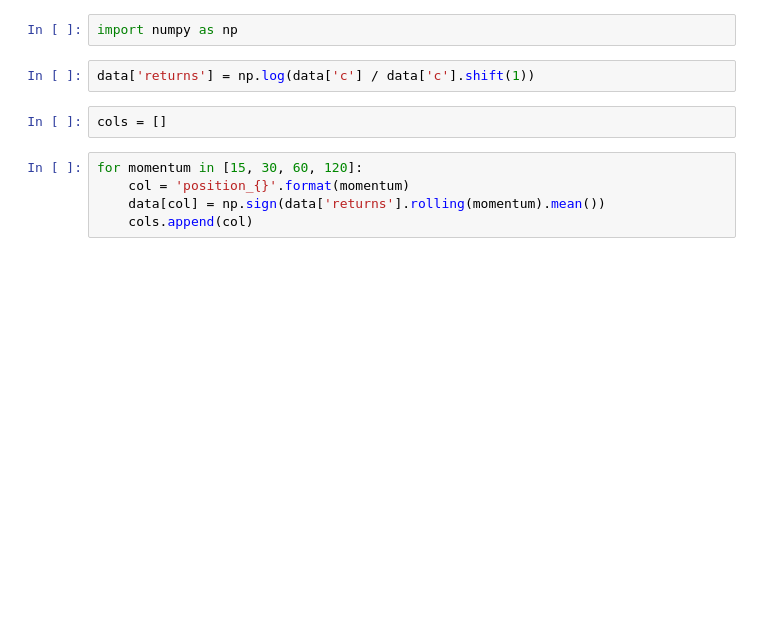
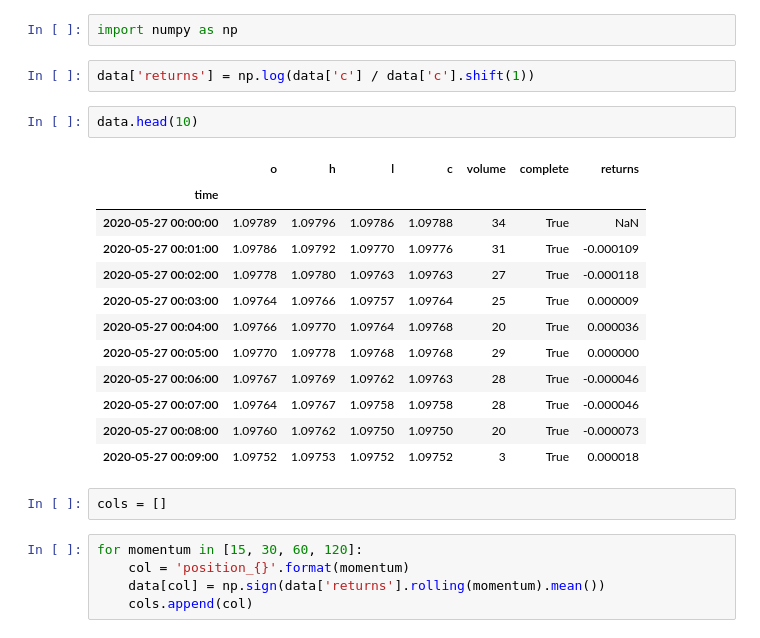
Before and after one commit to samawi/algo-python-template, a Jupyter notebook: ch08/08_pyalgo.ipynb, the cells around one changed output. Drawn from its saved outputs; the diff is of its cells as text; blank space fills up the shorter version.

```diff
--- a/ch08/08_pyalgo.ipynb
+++ b/ch08/08_pyalgo.ipynb
@@ -98,6 +77,21 @@ data[['c', 'volume']].head()
 import numpy as np
 # %%
 data['returns'] = np.log(data['c'] / data['c'].shift(1))
+# %%
+data.head(10)
+# %% [output]
+|  | o | h | l | c | volume | complete | returns |
+| time |  |  |  |  |  |  |  |
+| 2020-05-27 00:00:00 | 1.09789 | 1.09796 | 1.09786 | 1.09788 | 34 | True | NaN |
+| 2020-05-27 00:01:00 | 1.09786 | 1.09792 | 1.09770 | 1.09776 | 31 | True | -0.000109 |
+| 2020-05-27 00:02:00 | 1.09778 | 1.09780 | 1.09763 | 1.09763 | 27 | True | -0.000118 |
+| 2020-05-27 00:03:00 | 1.09764 | 1.09766 | 1.09757 | 1.09764 | 25 | True | 0.000009 |
+| 2020-05-27 00:04:00 | 1.09766 | 1.09770 | 1.09764 | 1.09768 | 20 | True | 0.000036 |
+| 2020-05-27 00:05:00 | 1.09770 | 1.09778 | 1.09768 | 1.09768 | 29 | True | 0.000000 |
+| 2020-05-27 00:06:00 | 1.09767 | 1.09769 | 1.09762 | 1.09763 | 28 | True | -0.000046 |
+| 2020-05-27 00:07:00 | 1.09764 | 1.09767 | 1.09758 | 1.09758 | 28 | True | -0.000046 |
+| 2020-05-27 00:08:00 | 1.09760 | 1.09762 | 1.09750 | 1.09750 | 20 | True | -0.000073 |
+| 2020-05-27 00:09:00 | 1.09752 | 1.09753 | 1.09752 | 1.09752 | 3 | True | 0.000018 |
 # %%
 cols = []
 # %%
```
Also changed, not shown: parts of 12 cells of this notebook.
